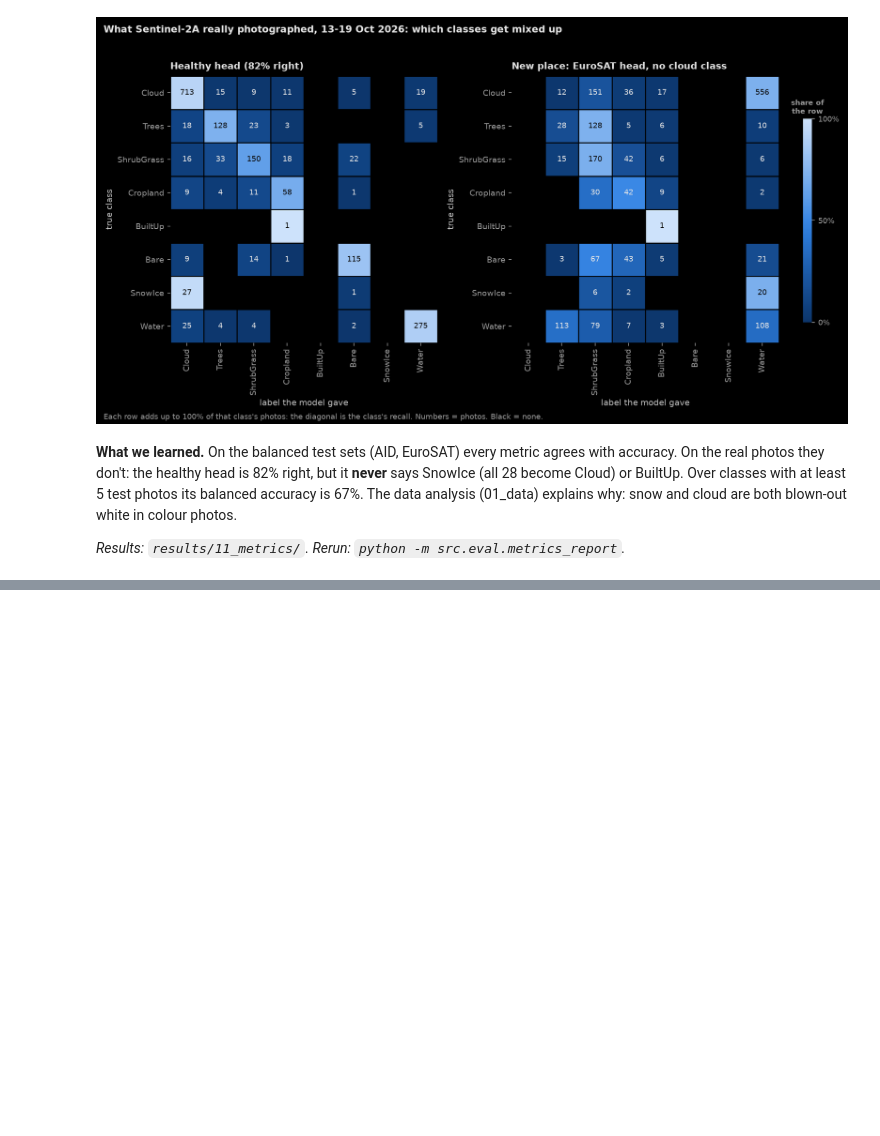
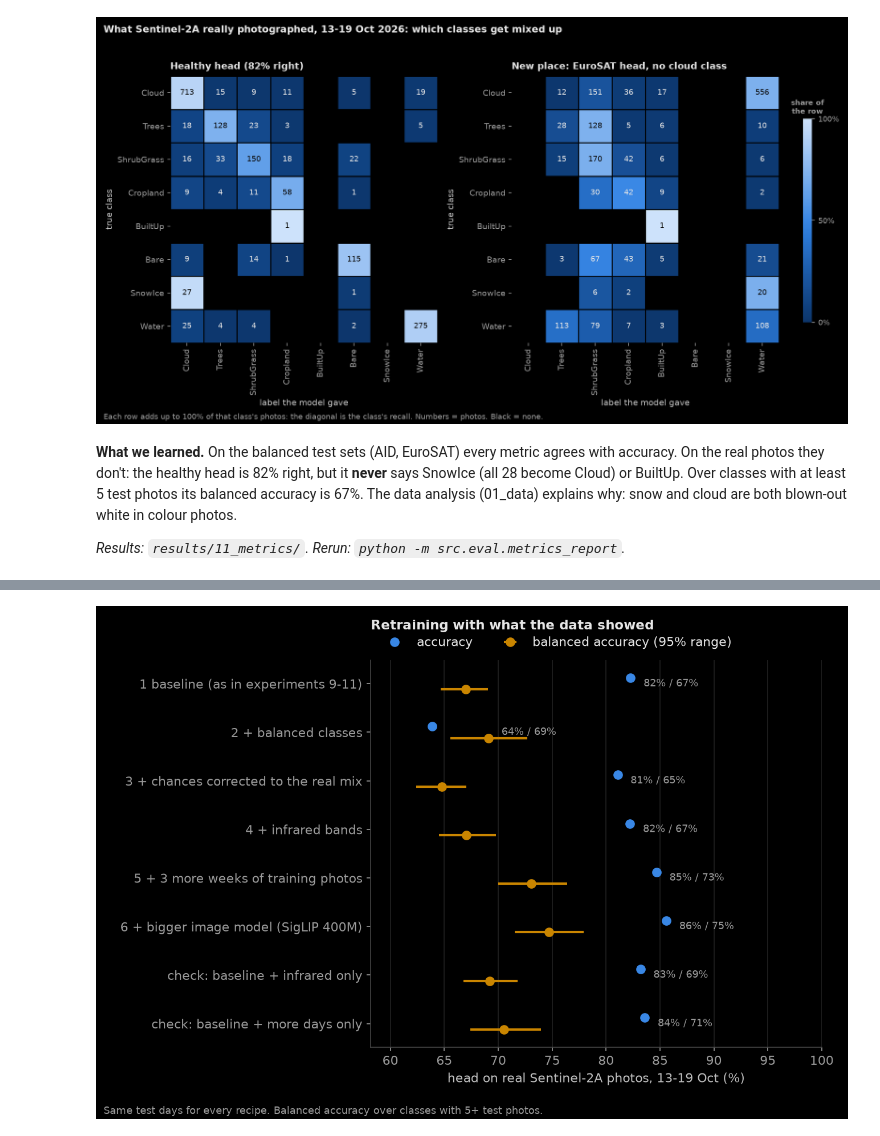
Before and after one commit to devxsubh/orbit-agent, a Jupyter notebook: notebooks/02_experiments.ipynb, the cells around one changed output, grey strips where cells are left out. Saved outputs shown, nothing was run; the diff lists cells and outputs as text; code cells hidden in the pictures; blank space fills up the shorter version.

```diff
--- a/notebooks/02_experiments.ipynb
+++ b/notebooks/02_experiments.ipynb
@@ -483,0 +517,4 @@ BuiltUp. Over classes with at least 5 test photos its balanced accuracy is 67%.
+# %%
+figure("retrain.png")
+# %% [output]
+[figure, added]
```
Also changed, not shown: parts of 6 cells of this notebook, 14 other files.
